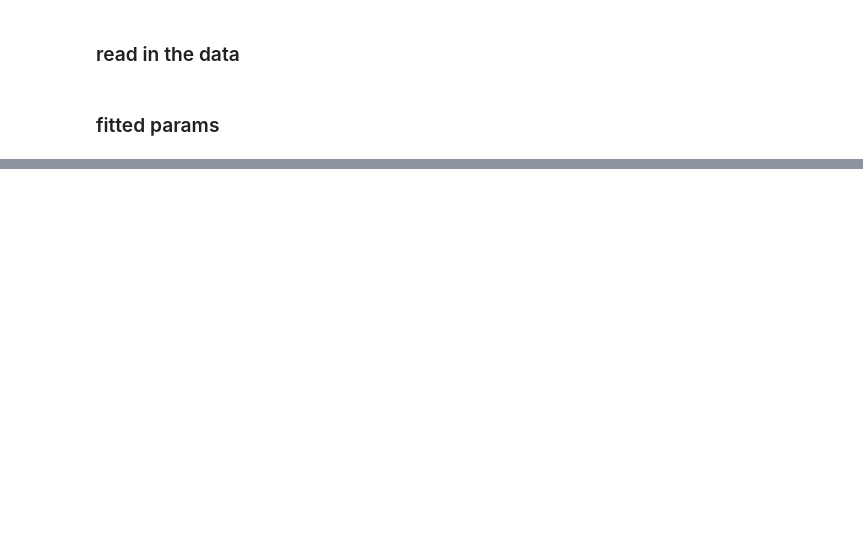
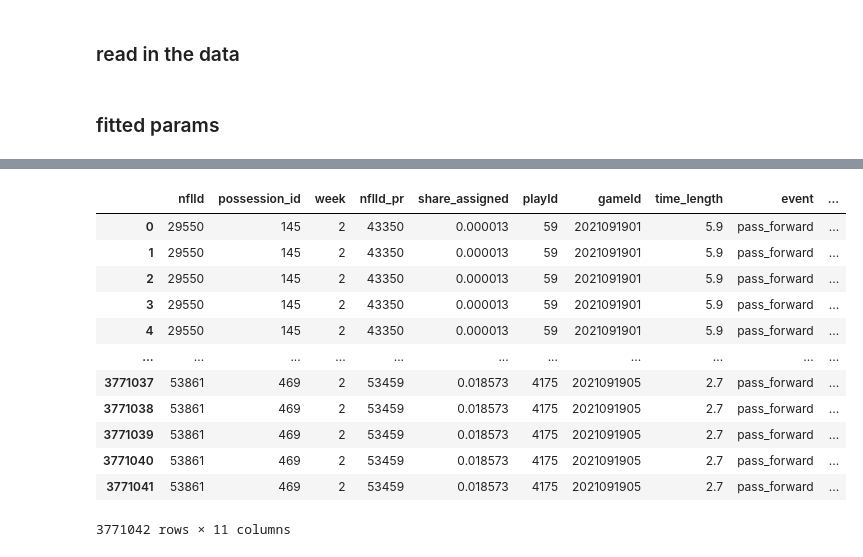
Before and after one commit to IshTheCoder/Matchup_Identifier, a Jupyter notebook: src/Maximization Sandbox.ipynb, the cells around one changed output, grey strips where cells are left out. Saved outputs shown, nothing was run; the diff lists cells and outputs as text; code cells hidden in the pictures; blank space fills up the shorter version.

```diff
--- a/src/Maximization Sandbox.ipynb
+++ b/src/Maximization Sandbox.ipynb
@@ -236,0 +391,2 @@ attention_df.groupby("officialPosition").apply(lambda x: x[x.num_snaps >= 150].s
+# %%
+snaps_of_interest["timestamp"] = pd.to_datetime(snaps_of_interest["timestamp"])
@@ -236,0 +407,6 @@ attention_df.groupby("officialPosition").apply(lambda x: x[x.num_snaps >= 150].s
+# %%
+snaps_time_event = snaps_of_interest.groupby(["gameId","playId"]).apply(lambda x: x.sort_values("timestamp").timestamp.diff()).reset_index()[["gameId","playId","timestamp"]]
+# %%
+snaps_time_event["time_length"] = snaps_time_event["timestamp"].apply(lambda x: x.total_seconds())
+# %%
+survival_data = pd.merge(snaps_time_event[~snaps_time_event.time_length.isna()][["time_length","gameId","playId"]], snaps_of_interest[snaps_of_interest.new_event != "ball_snap"], how = "inner", left_on = ["gameId","playId"],right_on = ["gameId","playId"])
@@ -236,0 +445,16 @@ attention_df.groupby("officialPosition").apply(lambda x: x[x.num_snaps >= 150].s
+# %%
+assigned_df_time[["nflId","possession_id","week","nflId_pr","share_assigned"]].merge(pff_map[["possession_id","week","playId","gameId"]]).merge(survival_data)
+# %% [output]
+|  | nflId | possession_id | week | nflId_pr | share_assigned | playId | gameId | time_length | event | ... |
+| 0 | 29550 | 145 | 2 | 43350 | 0.000013 | 59 | 2021091901 | 5.9 | pass_forward | ... |
+| 1 | 29550 | 145 | 2 | 43350 | 0.000013 | 59 | 2021091901 | 5.9 | pass_forward | ... |
+| 2 | 29550 | 145 | 2 | 43350 | 0.000013 | 59 | 2021091901 | 5.9 | pass_forward | ... |
+| 3 | 29550 | 145 | 2 | 43350 | 0.000013 | 59 | 2021091901 | 5.9 | pass_forward | ... |
+| 4 | 29550 | 145 | 2 | 43350 | 0.000013 | 59 | 2021091901 | 5.9 | pass_forward | ... |
+| ... | ... | ... | ... | ... | ... | ... | ... | ... | ... | ... |
+| 3771037 | 53861 | 469 | 2 | 53459 | 0.018573 | 4175 | 2021091905 | 2.7 | pass_forward | ... |
+| 3771038 | 53861 | 469 | 2 | 53459 | 0.018573 | 4175 | 2021091905 | 2.7 | pass_forward | ... |
+| 3771039 | 53861 | 469 | 2 | 53459 | 0.018573 | 4175 | 2021091905 | 2.7 | pass_forward | ... |
+| 3771040 | 53861 | 469 | 2 | 53459 | 0.018573 | 4175 | 2021091905 | 2.7 | pass_forward | ... |
+| 3771041 | 53861 | 469 | 2 | 53459 | 0.018573 | 4175 | 2021091905 | 2.7 | pass_forward | ... |
+3771042 rows × 11 columns
```
Also changed, not shown: parts of 174 cells of this notebook, 5 other files.
